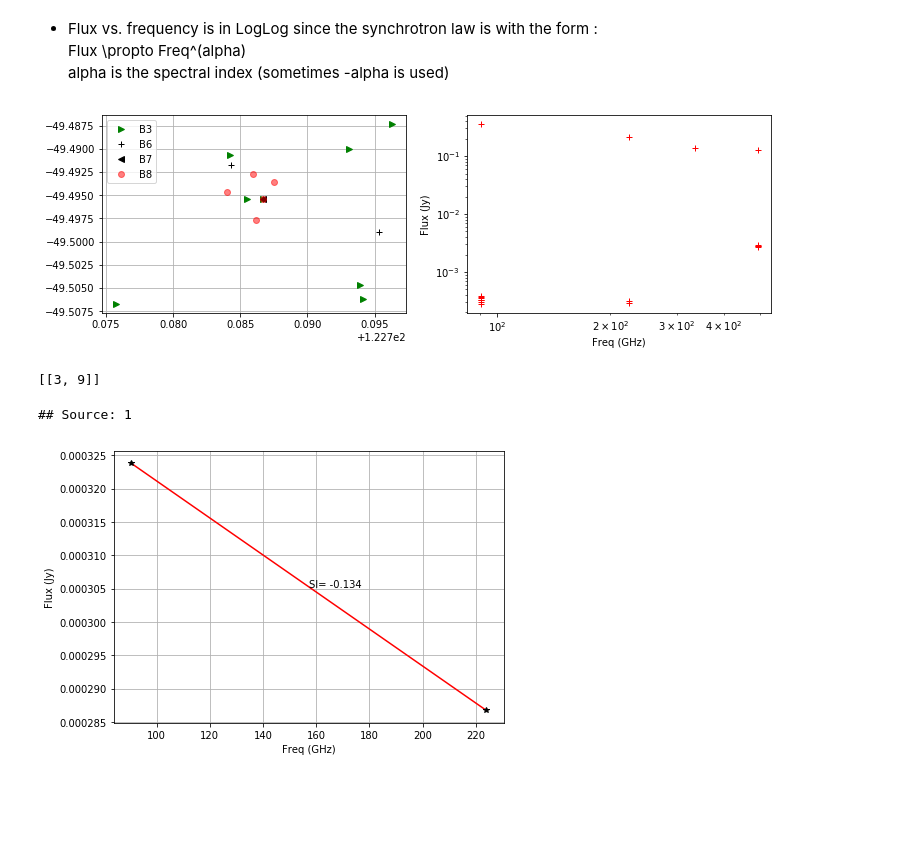
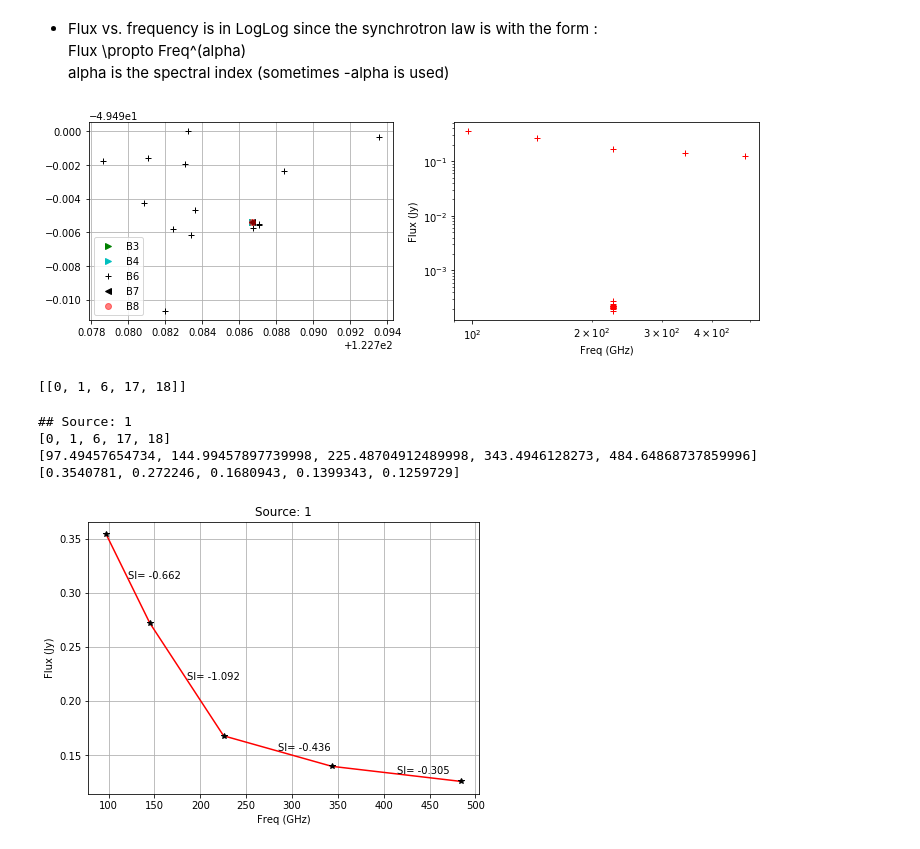
Before and after one commit to bosscha/alma-calibrator, a Jupyter notebook: notebooks/extraction/sourceExtract.ipynb, the cells around one changed output. Cells and saved outputs as stored; diff of their text form; code cells hidden in the pictures; blank space fills up the shorter version.

```diff
--- a/notebooks/extraction/sourceExtract.ipynb
+++ b/notebooks/extraction/sourceExtract.ipynb
@@ -58,7 +58,7 @@ def getInfoFits(fitsimage):
     lonpole = float(hdr['CRVAL1'])
     latpole = float(hdr['CRVAL2'])
 
-    freq = float(hdr['RESTFRQ']) / 1e9     ### frequency in GHz
+    freq = float(hdr['CRVAL3']) / 1e9     ### frequency in GHz
     dx = abs(float(hdr['CDELT1'])) * DEG2ARCSEC ## dx in arcsec
 
     return(freq)
@@ -133,7 +134,7 @@ wdir =      "/home/stephane/Science/RadioGalaxy/ALMA/DeepField/analysis/c"
 sourcedir= "/home/stephane/Science/RadioGalaxy/ALMA/DeepField/bosscha/J0811-4929"
 
 ## detection sigma
-SIGMA= 3.0
+SIGMA= 3.5
 
 
 ##############################
@@ -142,13 +143,11 @@ print("## Band 3")
 os.chdir("%s/Band 3"%(sourcedir))
 bestfile ,rms = getBestRMS("./", "*cont4.image.fits")
 print("## Best rms noise for file: %s (%3.3f mJy)"%(bestfile, rms))
-band3 = "uid___A002_Xb5bd46_X55ee.ms.split.cal-CALIBRATE_PHASE-J0811-4929.ms.cont4.image.fits"
-ra3, dec3 , flux3 , label3 = runsextractor(band3,detect_thresh=SIGMA)
-freq3= getInfoFits(band3)
+ra3, dec3 , flux3 , label3 = runsextractor(bestfile,detect_thresh=SIGMA)
+freq3= getInfoFits(bestfile)
 
 print("## Freq: %3.3f GHz"%(freq3))
 print(flux3)
-
 fre3= []
 for i in range(len(flux3)):
     fre3.append(freq3)
@@ -158,9 +157,8 @@ print("\n## Band 4")
 os.chdir("%s/Band 4"%(sourcedir))
 bestfile ,rms = getBestRMS("./", "*cont4.image.fits")
 print("## Best rms noise for file: %s (%3.3f mJy)"%(bestfile, rms))
-band4 = "uid___A002_Xb55f4e_X36b4.ms.split.cal-CALIBRATE_PHASE-J0811-4929.ms.cont4.image.fits"
-ra4, dec4 , flux4 , label4 = runsextractor(band4,detect_thresh=SIGMA)
-freq4= getInfoFits(band4)
+ra4, dec4 , flux4 , label4 = runsextractor(bestfile,detect_thresh=SIGMA)
+freq4= getInfoFits(bestfile)
 
 print("## Freq: %3.3f GHz"%(freq4))
 print(flux4)
@@ -173,9 +171,8 @@ print("\n## Band 6")
 os.chdir("%s/Band 6"%(sourcedir))
 bestfile ,rms = getBestRMS("./", "*cont4.image.fits")
 print("## Best rms noise for file: %s (%3.3f mJy)"%(bestfile, rms))
-band6 = "uid___A002_Xb1e6b5_X1b44.ms.split.cal-CALIBRATE_PHASE-J0811-4929.ms.cont4.image.fits"
-ra6, dec6 , flux6 , label6 = runsextractor(band6,detect_thresh=SIGMA)
-freq6= getInfoFits(band6)
+ra6, dec6 , flux6 , label6 = runsextractor(bestfile,detect_thresh=SIGMA)
+freq6= getInfoFits(bestfile)
 
 print("## Freq: %3.3f GHz"%(freq6))
 print(label6)
@@ -185,11 +182,12 @@ for i in range(len(flux6)):
     fre6.append(freq6)
 
 ## BAND 7
+print("\n## Band 7")
 os.chdir("%s/Band 7"%(sourcedir))
-band7 = "uid___A002_Xb05734_X632.ms.split.cal-CALIBRATE_PHASE-J0811-4929.ms.cont4.image.fits"
-ra7, dec7 , flux7 , label7 = runsextractor(band7,detect_thresh=SIGMA)
-freq7= getInfoFits(band7)
-print("\n## Band 7")
+bestfile ,rms = getBestRMS("./", "*cont4.image.fits")
+print("## Best rms noise for file: %s (%3.3f mJy)"%(bestfile, rms))
+ra7, dec7 , flux7 , label7 = runsextractor(bestfile,detect_thresh=SIGMA)
+freq7= getInfoFits(bestfile)
 print("## Freq: %3.3f GHz"%(freq7))
 print(flux7)
 fre7= []
@@ -198,11 +196,13 @@ for i in range(len(flux7)):
 
 
 ## BAND 8
+print("\n## Band 8")
 os.chdir("%s/Band 8"%(sourcedir))
-band8 = "uid___A002_Xba4d35_Xca1b.ms.split.cal-CALIBRATE_PHASE-J0811-4929.ms.cont4.image.fits"
-ra8, dec8 , flux8 , label8 = runsextractor(band8,detect_thresh=SIGMA)
-freq8= getInfoFits(band8)
-print("\n## Band 8")
+bestfile ,rms = getBestRMS("./", "*cont4.image.fits")
+print("## Best rms noise for file: %s (%3.3f mJy)"%(bestfile, rms))
+ra8, dec8 , flux8 , label8 = runsextractor(bestfile,detect_thresh=SIGMA)
+freq8= getInfoFits(bestfile)
+
 print("## Freq: %3.3f GHz"%(freq8))
 print(flux8)
 fre8= []
@@ -257,26 +258,28 @@ alpha is the spectral index (sometimes -alpha is used) <br>
 # %%
 fig= plt.figure(figsize=(12,8))
 
 ax= plt.subplot(221)
 plt.grid(True)
 plt.plot(ra3,dec3,"g>", label="B3")
+plt.plot(ra4,dec4,"c>", label="B4")
 plt.plot(ra6,dec6,"k+", label="B6")
 plt.plot(ra7,dec7,"k<", label="B7")
 plt.plot(ra8,dec8,"ro", alpha=0.5, label="B8")
 plt.legend()
 
 plt.subplot(222)
 plt.xlabel("Freq (GHz)")
 plt.ylabel("Flux (Jy)")
 
 plt.loglog(fre3,flux3,"r+")
+plt.loglog(fre4,flux4,"r+")
 plt.loglog(fre6,flux6,"r+")
 plt.loglog(fre7,flux7,"r+")
 plt.loglog(fre8,flux8,"r+")
 
 plt.show()
 # %% [output]
-[figure, old version]
+[figure, new version]
 # %%
 ## Functions
 
@@ -360,6 +365,10 @@ for d in ra3:
     ra.append(d)
     label.append("B3")
     frequency.append(freq3)
+for d in ra4:
+    ra.append(d)
+    label.append("B4")
+    frequency.append(freq4)
 for d in ra6:
     ra.append(d)
     label.append("B6")
@@ -375,6 +384,8 @@ for d in ra8:
 
 for d in dec3:
     dec.append(d)
+for d in dec4:
+    dec.append(d)
 for d in dec6:
     dec.append(d)
 for d in dec7:
@@ -384,6 +395,8 @@ for d in dec8:
 
 for d in flux3:
     flux.append(d)
+for d in flux4:
+    flux.append(d)
 for d in flux6:
     flux.append(d)
 for d in flux7:
@@ -391,26 +404,33 @@ for d in flux7:
 for d in flux8:
     flux.append(d)
 
+t = ctrprt(ra,dec,label)
 
-t = ctrprt(ra,dec,label)
-g, isol= t.getGraphSource(5.5)
+## the parameter is the maximum distance in Arcsec to match 2 sources
+## if the minimum distance is too large, it fails since it would pair two sources at the same frequency...
+g, isol= t.getGraphSource(0.5)
 
 sources= t.getMultipleDetection(g)
 print(sources)
 # %% [output]
-[[3, 9]]
+[[0, 1, 6, 17, 18]]
 # %%
 ## spectral index and plot for each sources
 
 nsource= 1
 for s in sources:
     print("## Source: %d"%(nsource))
-    nsource += 1
+    print(s)
+
     fr= [frequency[i] for i in s]
     fl= [flux[i] for i in s]
 
+    print(fr)
+    print(fl)
+
     fig= plt.figure(figsize=(7,5))
     ax= plt.subplot(111)
+    plt.title("Source: %d"%(nsource))
     plt.grid(True)
     plt.xlabel("Freq (GHz)")
     plt.ylabel("Flux (Jy)")
@@ -422,6 +442,11 @@ for s in sources:
         plt.text(0.5*(fr[i-1]+fr[i]) , 0.5*(fl[i-1]+fl[i]) , "SI= %3.3f"%(si) )
 
     plt.show()
+
+    nsource += 1
 # %% [output]
 ## Source: 1
+[0, 1, 6, 17, 18]
+[97.49457654734, 144.99457897739998, 225.48704912489998, 343.4946128273, 484.64868737859996]
+[0.3540781, 0.272246, 0.1680943, 0.1399343, 0.1259729]
-[figure, old version]
+[figure, new version]
```
Also changed, not shown: parts of 3 cells of this notebook.
